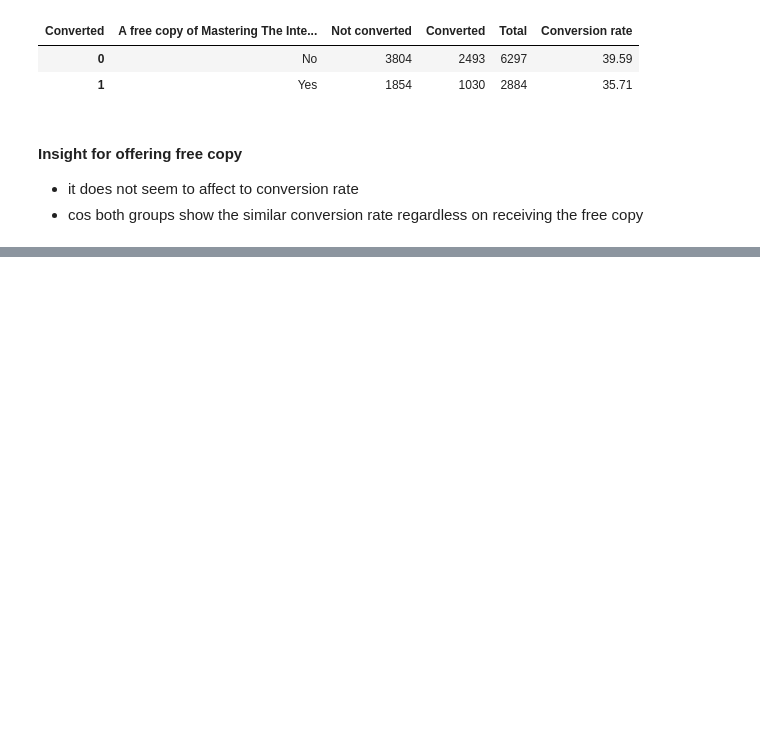
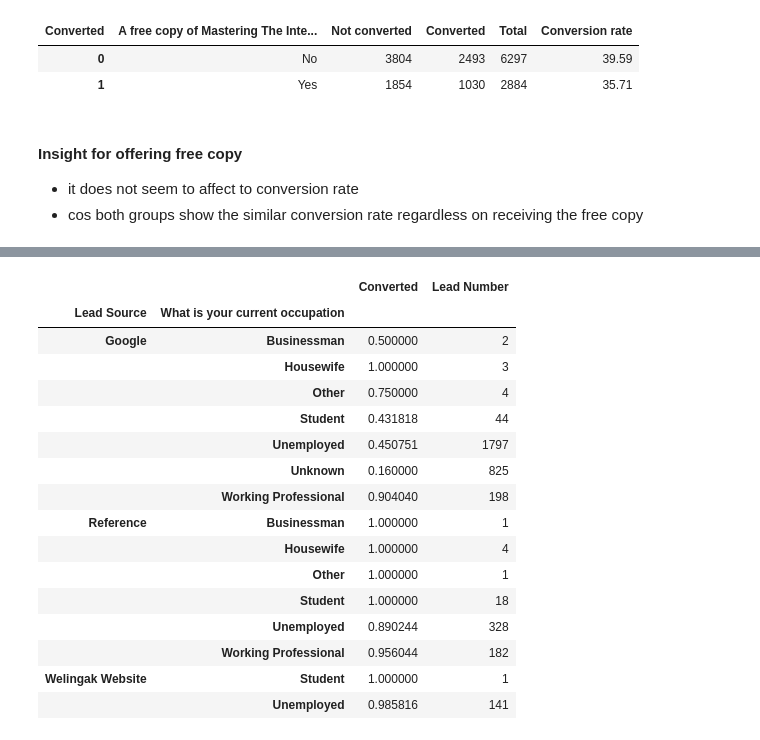
Before and after one commit to hyunjun33/Funnel_Analysis, a Jupyter notebook: Acquisition Analysis.ipynb, the cells around one changed output, grey strips where cells are left out. Saved outputs shown, nothing was run; the diff lists cells and outputs as text; code cells hidden in the pictures; blank space fills up the shorter version.

```diff
--- a/Acquisition Analysis.ipynb
+++ b/Acquisition Analysis.ipynb
@@ -687,0 +712,21 @@ conversion_rate(df, "A free copy of Mastering The Interview")
+# %%
+channel_3.groupby(["Lead Source", "What is your current occupation"]).agg({"Converted": "mean",
+                                                                           "Lead Number": "count"})
+# %% [output]
+|  |  | Converted | Lead Number |
+| Lead Source | What is your current occupation |  |  |
+| Google | Businessman | 0.500000 | 2 |
+|  | Housewife | 1.000000 | 3 |
+|  | Other | 0.750000 | 4 |
+|  | Student | 0.431818 | 44 |
+|  | Unemployed | 0.450751 | 1797 |
+|  | Unknown | 0.160000 | 825 |
+|  | Working Professional | 0.904040 | 198 |
+| Reference | Businessman | 1.000000 | 1 |
+|  | Housewife | 1.000000 | 4 |
+|  | Other | 1.000000 | 1 |
+|  | Student | 1.000000 | 18 |
+|  | Unemployed | 0.890244 | 328 |
+|  | Working Professional | 0.956044 | 182 |
+| Welingak Website | Student | 1.000000 | 1 |
+|  | Unemployed | 0.985816 | 141 |
```
Also changed, not shown: parts of 7 cells of this notebook.
